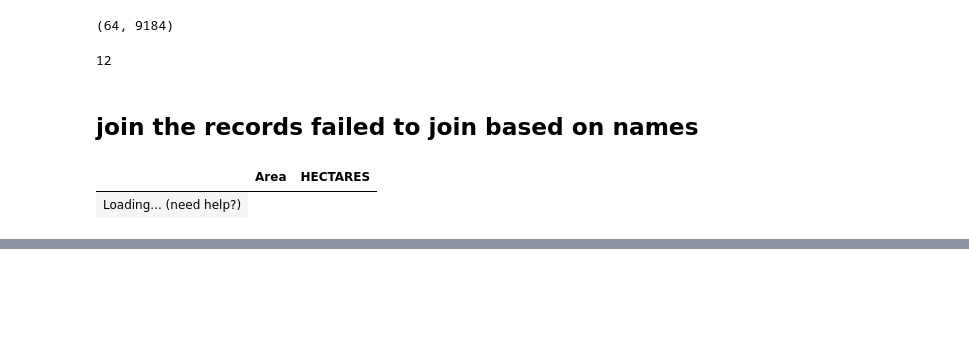
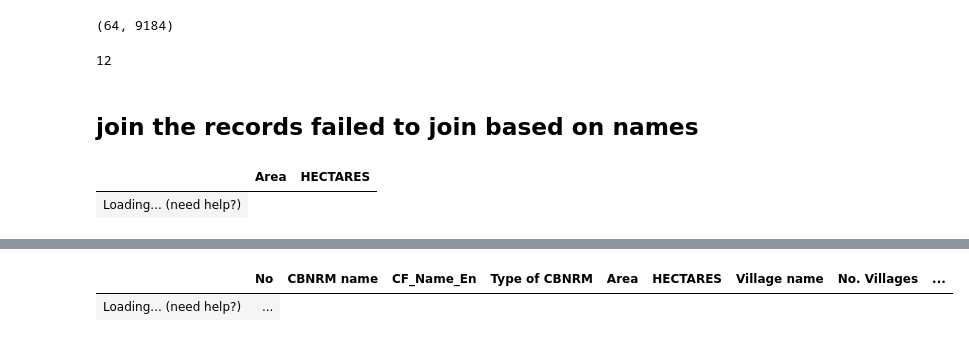
Before and after one commit to sig-gis/mpi, a Jupyter notebook: code/other/CBNRM_PaFF3.ipynb, the cells around one changed output, grey strips where cells are left out. Cells and saved outputs as stored; diff of their text form; code cells hidden in the pictures; blank space fills up the shorter version.

Commit message:
explore erroneous matches in the joined data
identify records joined based on names, but have mismatching area/commune/district/province

```diff
--- a/code/other/CBNRM_PaFF3.ipynb
+++ b/code/other/CBNRM_PaFF3.ipynb
@@ -218,0 +221,3 @@ CBNRM_CF_common_name_df[['Area', 'HECTARES']]  # from CBNRM vs CF
+# %%
+# ratio of area from CBNRM vs CF
+area_ratio_s = CBNRM_CF_common_name_df.Area / CBNRM_CF_common_name_df.HECTARES
@@ -218,0 +239,22 @@ CBNRM_CF_common_name_df[['Area', 'HECTARES']]  # from CBNRM vs CF
+# %%
+err = 0.01
+# records with large (>1%) area differences
+CBNRM_CF_common_name_err_area_df = CBNRM_CF_common_name_df.loc[
+    (area_ratio_s > 1 + err) | (area_ratio_s < 1 - err),
+    [
+        'No', 'CBNRM name', 'CF_Name_En', 'Type of CBNRM',
+        'Area', 'HECTARES', 'Village name',
+        'No. Villages', 'No_Village',
+        'Commune ', 'District', 'Province',
+        'Commune', 'District_CF', 'Province_CF', 'UniqueID'
+    ]
+]
+CBNRM_CF_common_name_err_area_df['area_ratio'] = CBNRM_CF_common_name_err_area_df.Area / CBNRM_CF_common_name_err_area_df.HECTARES
+CBNRM_CF_common_name_err_area_df
+# wouldn't trust the match based on names for the following UniqueID:
+# 377, 429, 99
+# might be able to trust with some additional checks:
+# 554, 481
+# %% [output]
+|  | No | CBNRM name | CF_Name_En | Type of CBNRM | Area | HECTARES | Village name | No. Villages | ... |
+| Loading... (need help?) | ... |
```
Also changed, not shown: parts of 2 cells of this notebook.
